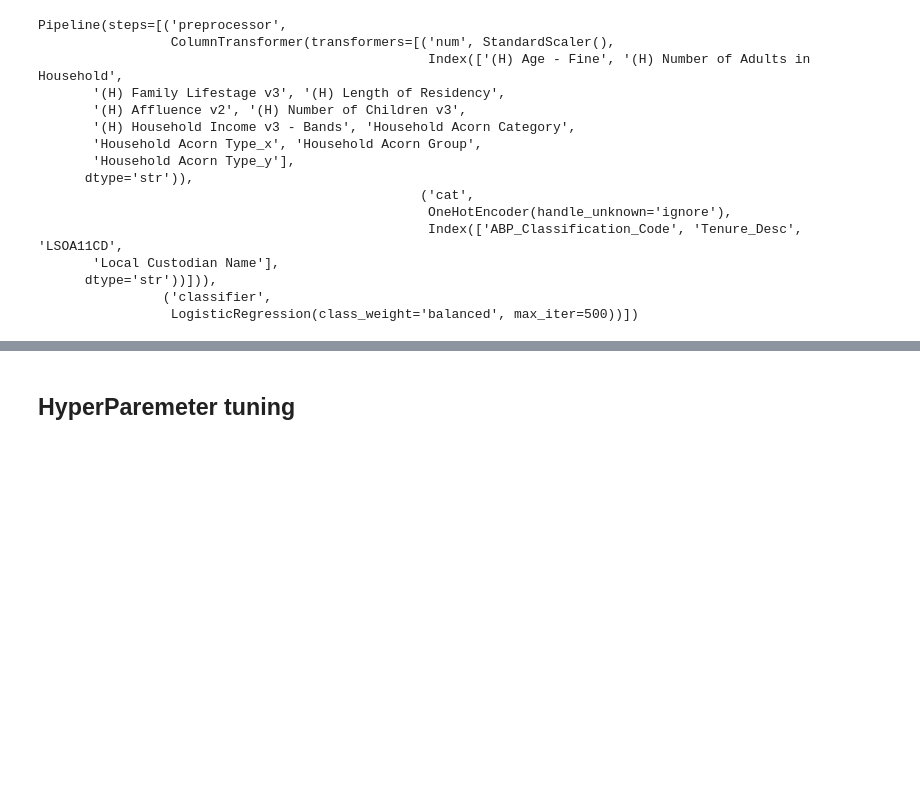
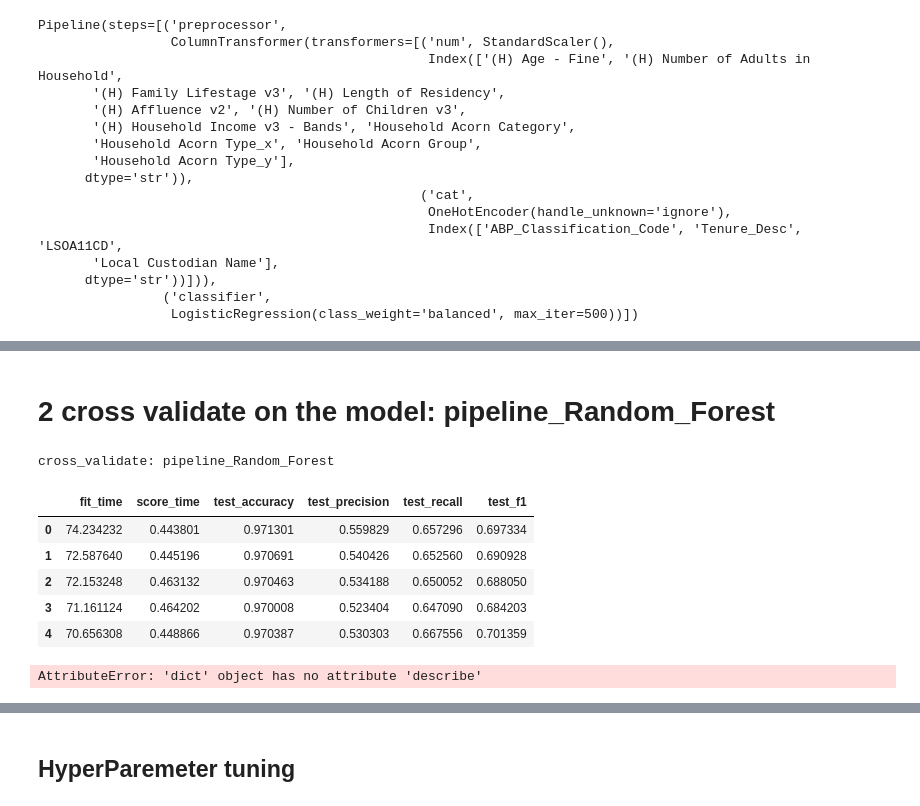
Before and after one commit to admason/C_Spark_Project, a Jupyter notebook: H_SFTY_2_Pipelined.ipynb, the cells around one changed output, grey strips where cells are left out. Drawn from its saved outputs; the diff is of its cells as text; code cells hidden in the pictures; blank space fills up the shorter version.

```diff
--- a/H_SFTY_2_Pipelined.ipynb
+++ b/H_SFTY_2_Pipelined.ipynb
@@ -279,0 +330,4 @@ plt.show()
+# %%
+## Fit pipeline_Random_Forest on TEST DATA:
+pipeline_Random_Forest.fit(X_test, y_test)
+pipeline_Random_Forest
@@ -314,0 +441,20 @@ scores_df
+# %% [markdown]
+# 2 cross validate on the model: pipeline_Random_Forest
+# %%
+from sklearn.model_selection import cross_validate
+scores = cross_validate(pipeline_Random_Forest, X_train, y_train, cv = my_cv, scoring = my_metrics)
+scores_df = pd.DataFrame(scores)
+print("cross_validate: pipeline_Random_Forest")
+scores_df
+# %% [output]
+cross_validate: pipeline_Random_Forest
+|  | fit_time | score_time | test_accuracy | test_precision | test_recall | test_f1 |
+| 0 | 74.234232 | 0.443801 | 0.971301 | 0.559829 | 0.657296 | 0.697334 |
+| 1 | 72.587640 | 0.445196 | 0.970691 | 0.540426 | 0.652560 | 0.690928 |
+| 2 | 72.153248 | 0.463132 | 0.970463 | 0.534188 | 0.650052 | 0.688050 |
+| 3 | 71.161124 | 0.464202 | 0.970008 | 0.523404 | 0.647090 | 0.684203 |
+| 4 | 70.656308 | 0.448866 | 0.970387 | 0.530303 | 0.667556 | 0.701359 |
+# %%
+scores.describe()
+# %% [output]
+AttributeError: 'dict' object has no attribute 'describe'
```
Also changed, not shown: parts of 52 cells of this notebook.
